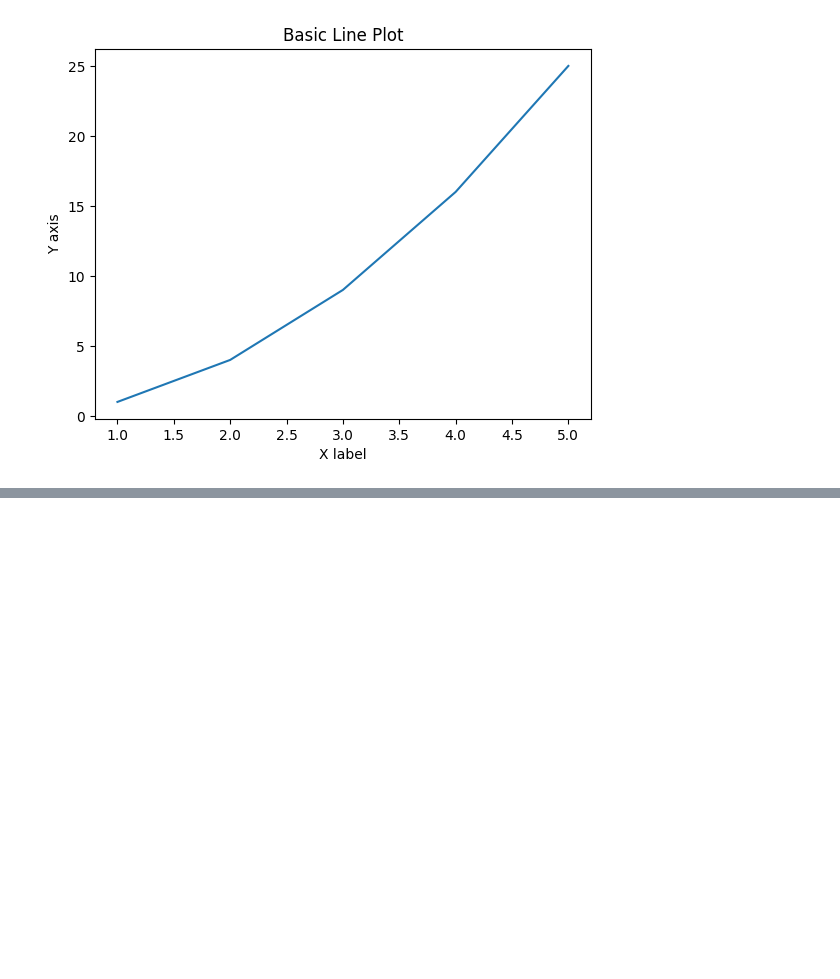
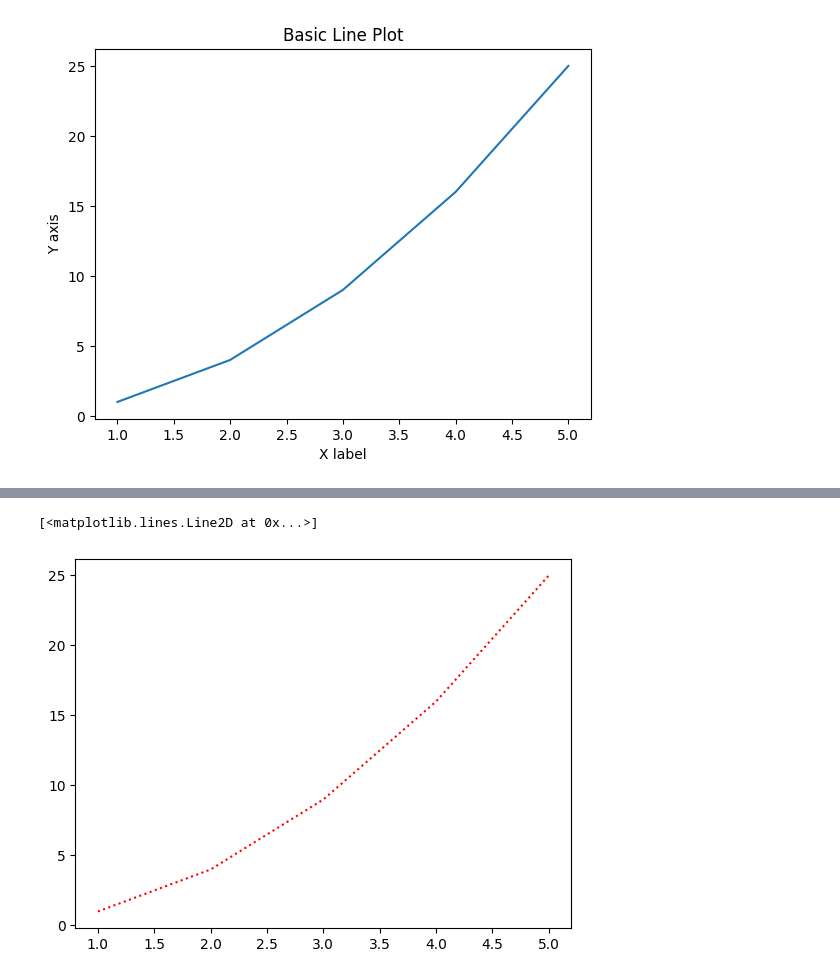
Before and after one commit to AbhishekMankame/machine_learning_tutorial, a Jupyter notebook: PYTHON/Data analysis with Python/data_manipulation.ipynb, the cells around one changed output, grey strips where cells are left out. Cells and saved outputs as stored; diff of their text form; code cells hidden in the pictures; blank space fills up the shorter version.

```diff
--- a/PYTHON/Data analysis with Python/data_manipulation.ipynb
+++ b/PYTHON/Data analysis with Python/data_manipulation.ipynb
@@ -43,0 +53,5 @@ plt.show()
+# %%
+plt.plot(x,y,color='red',linestyle=':')
+# %% [output]
+[<matplotlib.lines.Line2D at 0x...>]
+[figure, added]
```
Also changed, not shown: parts of 8 cells of this notebook.
